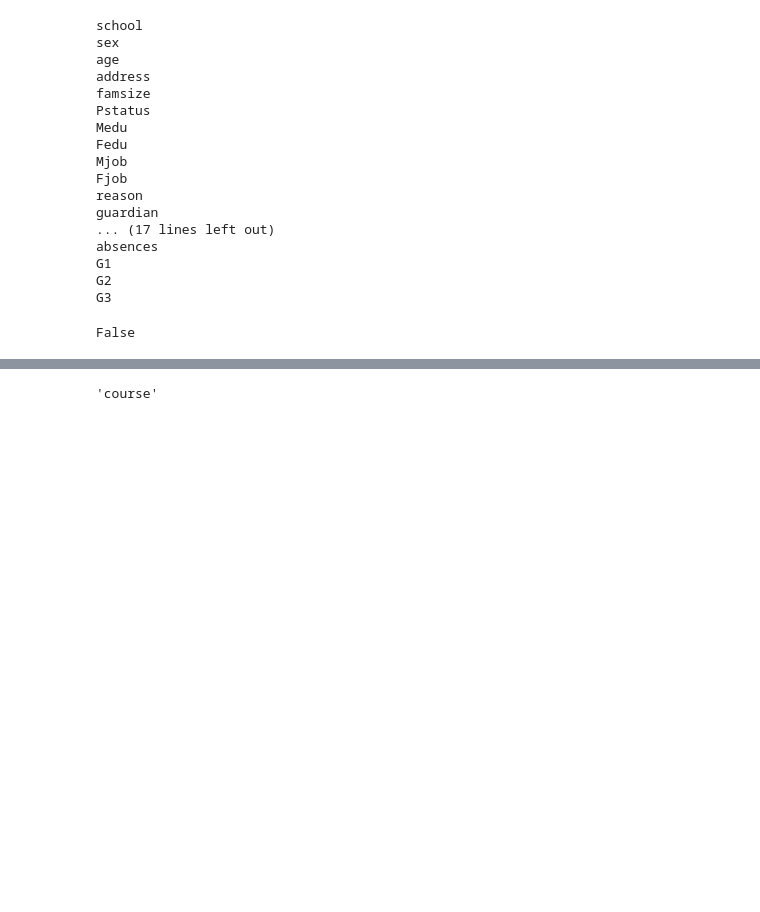
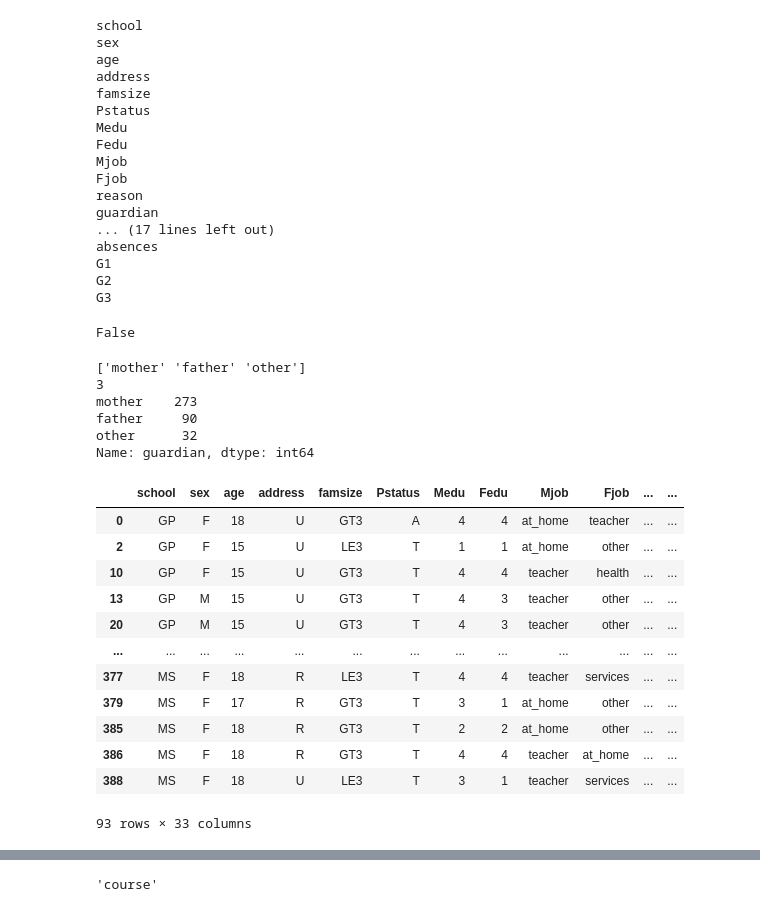
Before and after one commit to reizei1510/machine-learning, a Jupyter notebook: pandas.ipynb, the cells around one changed output, grey strips where cells are left out. Drawn from its saved outputs; the diff is of its cells as text; code cells hidden in the pictures; blank space fills up the shorter version.

```diff
--- a/pandas.ipynb
+++ b/pandas.ipynb
@@ -9,7 +9,7 @@ import pandas as pd
 import io
 # %%
 #1
-df = pd.read_csv(io.BytesIO(uploaded['math_students.csv']))
+df = pd.read_csv(io.BytesIO(uploaded['math_students (1).csv']))
 df
 # %% [output]
 |  | school | sex | age | address | famsize | Pstatus | Medu | Fedu | Mjob | Fjob | ... | ... |
@@ -105,0 +98,29 @@ False
+# %%
+#8
+print(df['guardian'].unique())
+print(df['guardian'].nunique())
+print(df['guardian'].value_counts())
+# %% [output]
+['mother' 'father' 'other']
+3
+mother    273
+father     90
+other      32
+Name: guardian, dtype: int64
+# %%
+#9
+df[(df['guardian'] == 'mother') & ((df['Mjob'] == 'teacher') | (df['Mjob'] == 'at_home'))]
+# %% [output]
+|  | school | sex | age | address | famsize | Pstatus | Medu | Fedu | Mjob | Fjob | ... | ... |
+| 0 | GP | F | 18 | U | GT3 | A | 4 | 4 | at_home | teacher | ... | ... |
+| 2 | GP | F | 15 | U | LE3 | T | 1 | 1 | at_home | other | ... | ... |
+| 10 | GP | F | 15 | U | GT3 | T | 4 | 4 | teacher | health | ... | ... |
+| 13 | GP | M | 15 | U | GT3 | T | 4 | 3 | teacher | other | ... | ... |
+| 20 | GP | M | 15 | U | GT3 | T | 4 | 3 | teacher | other | ... | ... |
+| ... | ... | ... | ... | ... | ... | ... | ... | ... | ... | ... | ... | ... |
+| 377 | MS | F | 18 | R | LE3 | T | 4 | 4 | teacher | services | ... | ... |
+| 379 | MS | F | 17 | R | GT3 | T | 3 | 1 | at_home | other | ... | ... |
+| 385 | MS | F | 18 | R | GT3 | T | 2 | 2 | at_home | other | ... | ... |
+| 386 | MS | F | 18 | R | GT3 | T | 4 | 4 | teacher | at_home | ... | ... |
+| 388 | MS | F | 18 | U | LE3 | T | 3 | 1 | teacher | services | ... | ... |
+93 rows × 33 columns
```
Also changed, not shown: parts of 15 cells of this notebook.
